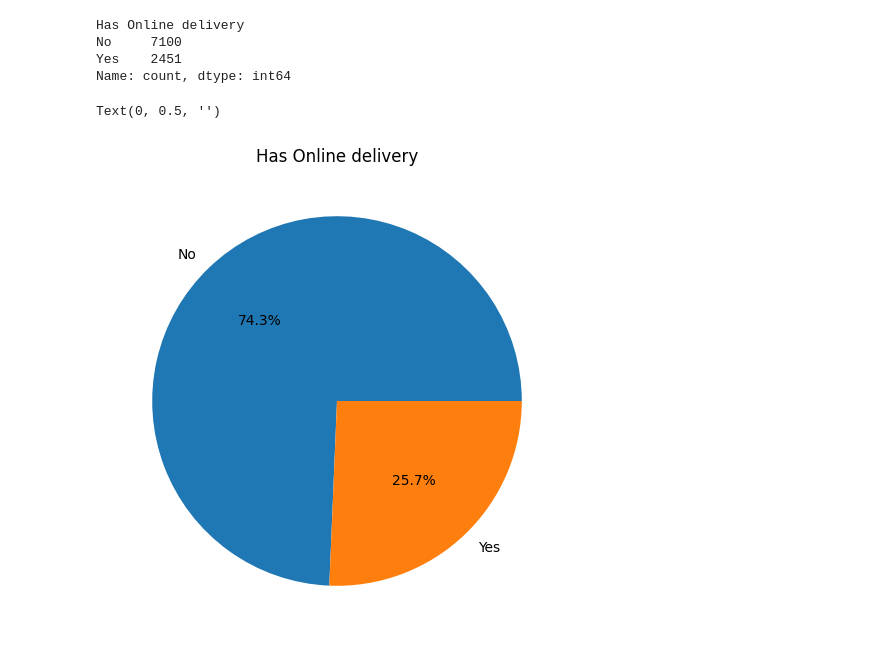
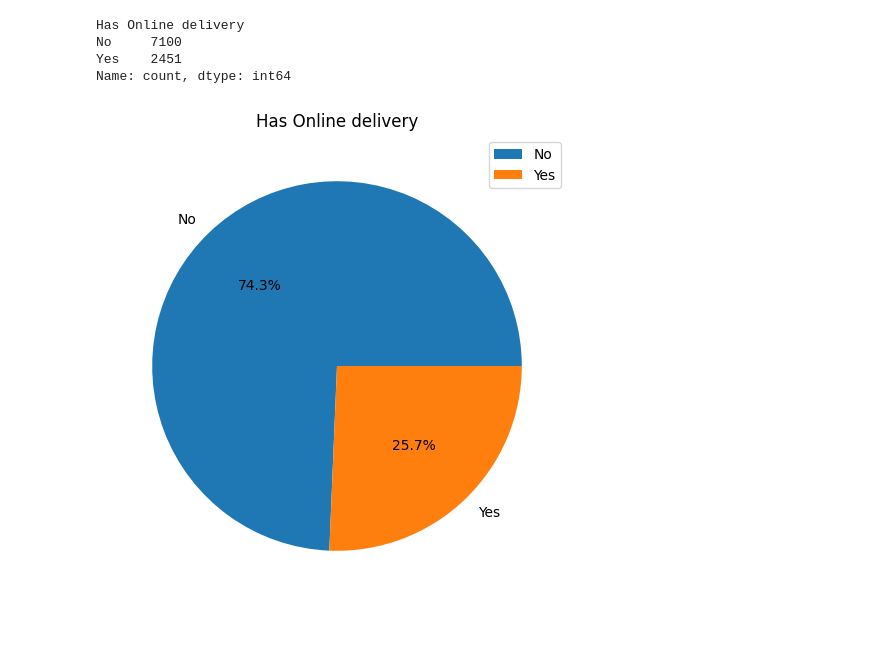
Before and after one commit to Vanshaj14Mohan/Restaurant-Ratings-Prediction, a Jupyter notebook: Files/main.ipynb, the cells around one changed output. Saved outputs shown, nothing was run; the diff lists cells and outputs as text; code cells hidden in the pictures.

```diff
--- a/Files/main.ipynb
+++ b/Files/main.ipynb
@@ -212,7 +212,8 @@ Name: count, dtype: int64
 # %%
 df["Has Online delivery"].value_counts().plot(kind="pie", autopct="%1.1f%%", figsize=(6,6))
 plt.title("Has Online delivery")
 plt.ylabel("")
+plt.legend()
+plt.show()
 # %% [output]
-Text(0, 0.5, '')
-[figure, old version]
+[figure, new version]
```
